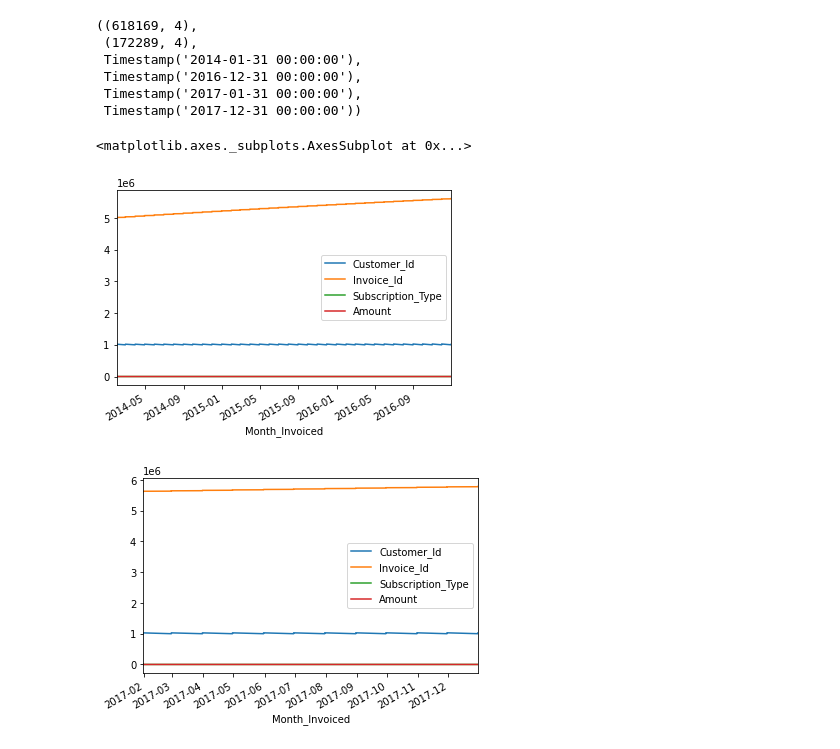
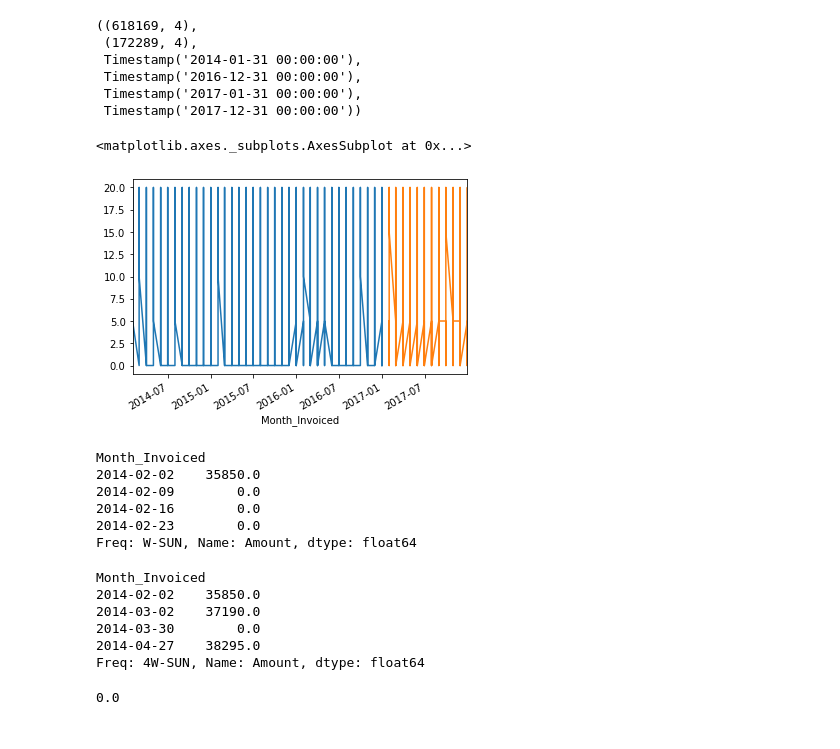
Before and after one commit to noahmelngailis/ds-methodologies-exercises, a Jupyter notebook: time_series/model.ipynb, the cells around one changed output. Cells and saved outputs as stored; diff of their text form; code cells hidden in the pictures.

```diff
--- a/time_series/model.ipynb
+++ b/time_series/model.ipynb
@@ -62,9 +62,36 @@ train.shape, test.shape, train.index.min(), train.index.max(), test.index.min(),
  Timestamp('2017-01-31 00:00:00'),
  Timestamp('2017-12-31 00:00:00'))
 # %%
-train.plot()
-test.plot()
+train.Amount.plot()
+test.Amount.plot()
 # %% [output]
 <matplotlib.axes._subplots.AxesSubplot at 0x...>
-[figure, old version]
+[figure, new version]
-[figure, removed]
+# %%
+# it looks like people are being billed monthly
+train_by_week = train['Amount'].resample('W').sum()
+train_by_week.head(4)
+# %% [output]
+Month_Invoiced
+2014-02-02    35850.0
+2014-02-09        0.0
+2014-02-16        0.0
+2014-02-23        0.0
+Freq: W-SUN, Name: Amount, dtype: float64
+# %%
+# checked to see if people were being billed every 4 weeks... nope
+train_by_week = train['Amount'].resample('4W').sum()
+train_by_week.head(4)
+# %% [output]
+Month_Invoiced
+2014-02-02    35850.0
+2014-03-02    37190.0
+2014-03-30        0.0
+2014-04-27    38295.0
+Freq: 4W-SUN, Name: Amount, dtype: float64
+# %%
+# looks like customers are being invoiced monthly
+train_by_month = train['Amount'].resample('M').sum()
+(train_by_week < 0).mean()
+# %% [output]
+0.0
```
Also changed, not shown: parts of 6 cells of this notebook.
